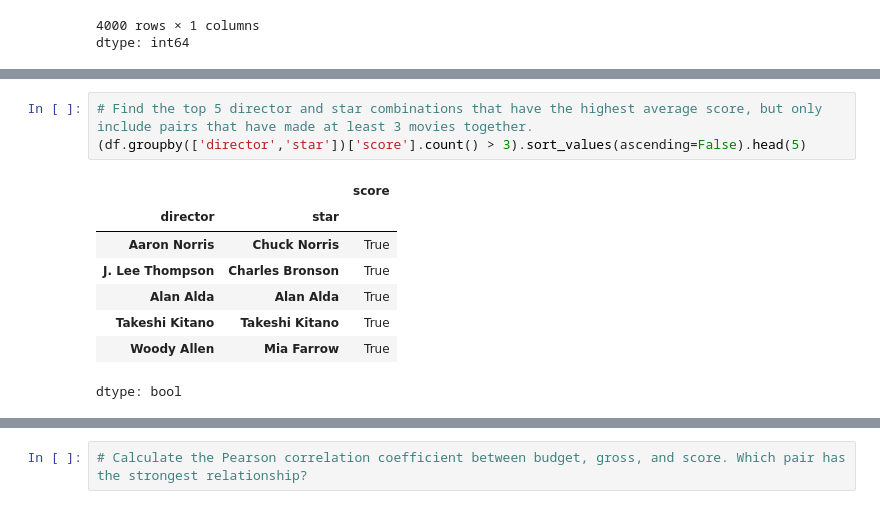
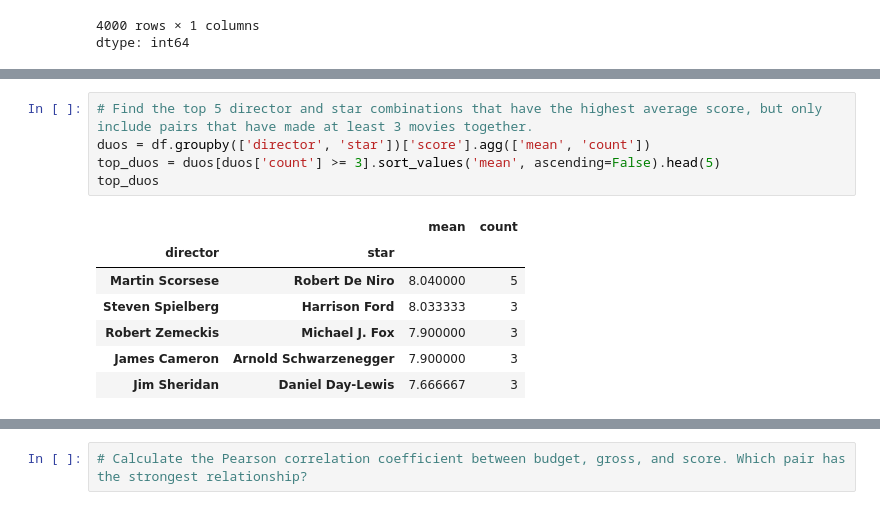
Before and after one commit to Divyanshucode93/GoogleColabsPractice, a Jupyter notebook: movies_Practise.ipynb, the cells around one changed output, grey strips where cells are left out. Saved outputs shown, nothing was run; the diff lists cells and outputs as text.

```diff
--- a/movies_Practise.ipynb
+++ b/movies_Practise.ipynb
@@ -305,14 +305,15 @@ df
 # %%
 # Find the top 5 director and star combinations that have the highest average score, but only include pairs that have made at least 3 movies together.
-(df.groupby(['director','star'])['score'].count() > 3).sort_values(ascending=False).head(5)
+duos = df.groupby(['director', 'star'])['score'].agg(['mean', 'count'])
+top_duos = duos[duos['count'] >= 3].sort_values('mean', ascending=False).head(5)
+top_duos
 # %% [output]
-|  |  | score |
-| director | star |  |
-| Aaron Norris | Chuck Norris | True |
-| J. Lee Thompson | Charles Bronson | True |
-| Alan Alda | Alan Alda | True |
-| Takeshi Kitano | Takeshi Kitano | True |
-| Woody Allen | Mia Farrow | True |
+|  |  | mean | count |
+| director | star |  |  |
+| Martin Scorsese | Robert De Niro | 8.040000 | 5 |
+| Steven Spielberg | Harrison Ford | 8.033333 | 3 |
+| Robert Zemeckis | Michael J. Fox | 7.900000 | 3 |
+| James Cameron | Arnold Schwarzenegger | 7.900000 | 3 |
+| Jim Sheridan | Daniel Day-Lewis | 7.666667 | 3 |
-dtype: bool
 # %%
 # Using the release_date column you created in Q1, find which month of the year (January-December) has the highest average gross earnings.
```
Also changed, not shown: parts of 15 cells of this notebook.
